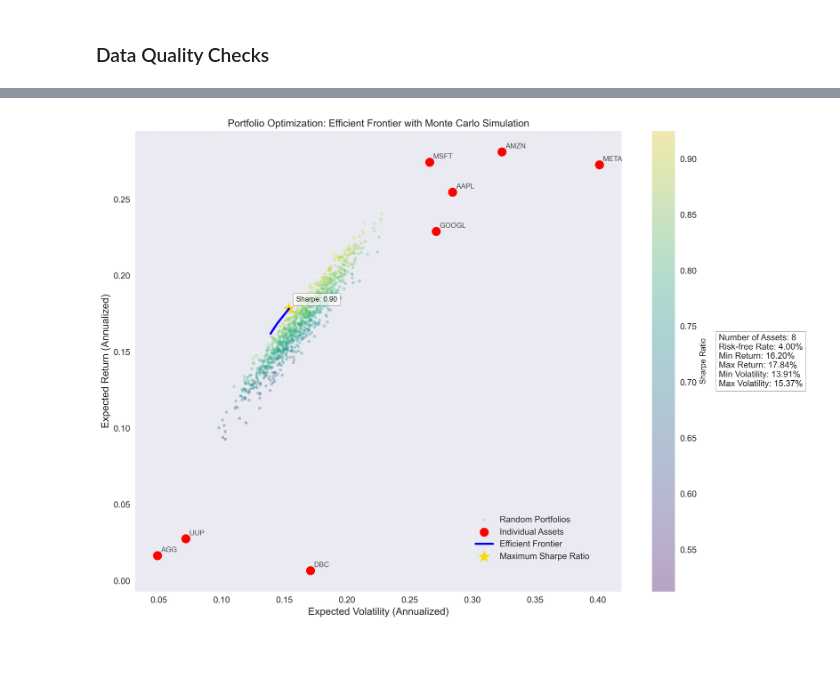
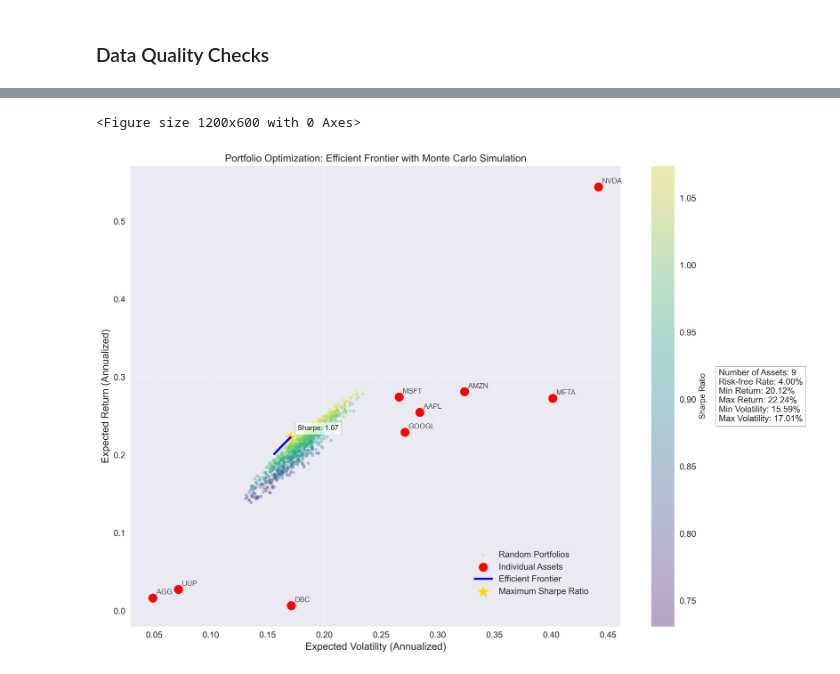
Before and after one commit to FrostNT1/Portfolio-Optimization, a Jupyter notebook: notebooks/00_data-exploration.ipynb, the cells around one changed output, grey strips where cells are left out. Cells and saved outputs as stored; diff of their text form; code cells hidden in the pictures.

```diff
--- a/notebooks/00_data-exploration.ipynb
+++ b/notebooks/00_data-exploration.ipynb
@@ -21,16 +21,19 @@ sns.set_palette('husl')                   # Set color palette
 # %% [markdown]
 ## 1. Data Collection and Preprocessing
 # %%
-# Initialize data collector
-collector = DataCollector()
+# Initialize data collector with config file
+data_collector = DataCollector()
 
-# Collect and process data
-data = collector.process_data()
+# Get list of stocks and ETFs from config
+tickers = data_collector.config['universe']['stocks'] + data_collector.config['universe']['etfs']
+
+# Fetch and process data
+data = data_collector.process_data(tickers)
 prices = data['prices']
 returns = data['returns']['daily']
 
-print(f"Data shape: {returns.shape}")
-print(f"\nFirst few rows of returns:")
+print(f"Data shape: {returns.shape}\n")
+print("First few rows of returns:")
 returns.head()
 # %% [output]
 Successfully fetched data for AAPL
@@ -173,4 +132,7 @@ Annual Volatility: 10.75%
 # %%
+# Initialize optimizer with the data
+optimizer = PortfolioOptimizer()
+
 # Generate efficient frontier
-ef = optimizer.generate_efficient_frontier(returns, n_points=50, verbose=False)
+ef = optimizer.generate_efficient_frontier(returns, verbose=False)
 # %% [output]
@@ -199,5 +141,6 @@ ef
 # %%
-# Or plot separately if needed
-optimizer.plot_efficient_frontier(ef, show_sharpe=True, show_assets=True, returns=returns)
+# Plot efficient frontier
+fig = optimizer.plot_efficient_frontier(ef, show_sharpe=True, show_assets=True, returns=returns, show_plot=True);
 # %% [output]
+<Figure size 1200x600 with 0 Axes>
-[figure, old version]
+[figure, new version]
```
Also changed, not shown: parts of 14 cells of this notebook, 9 other files.
